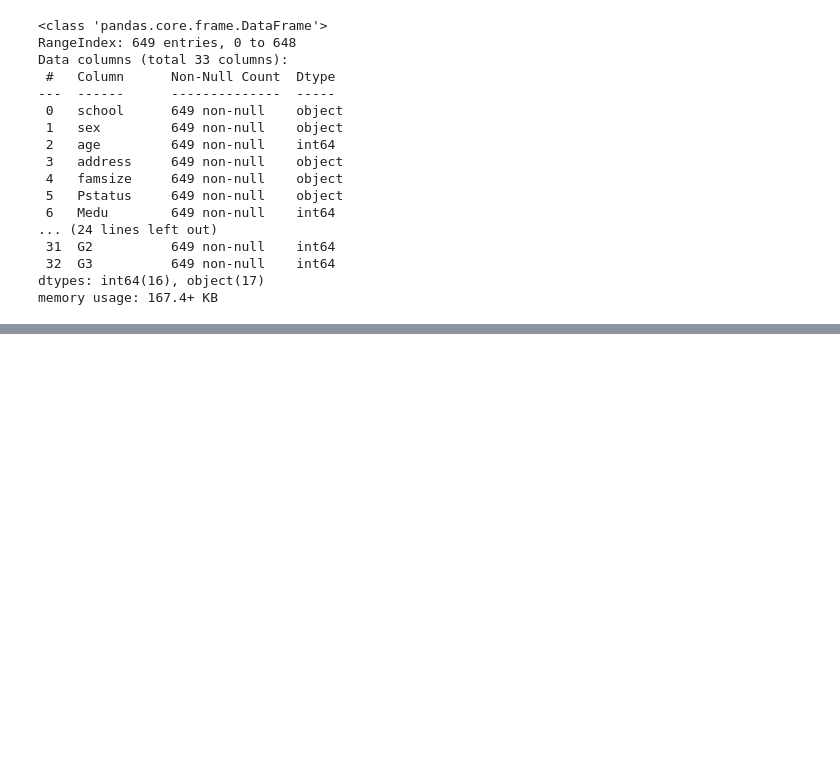
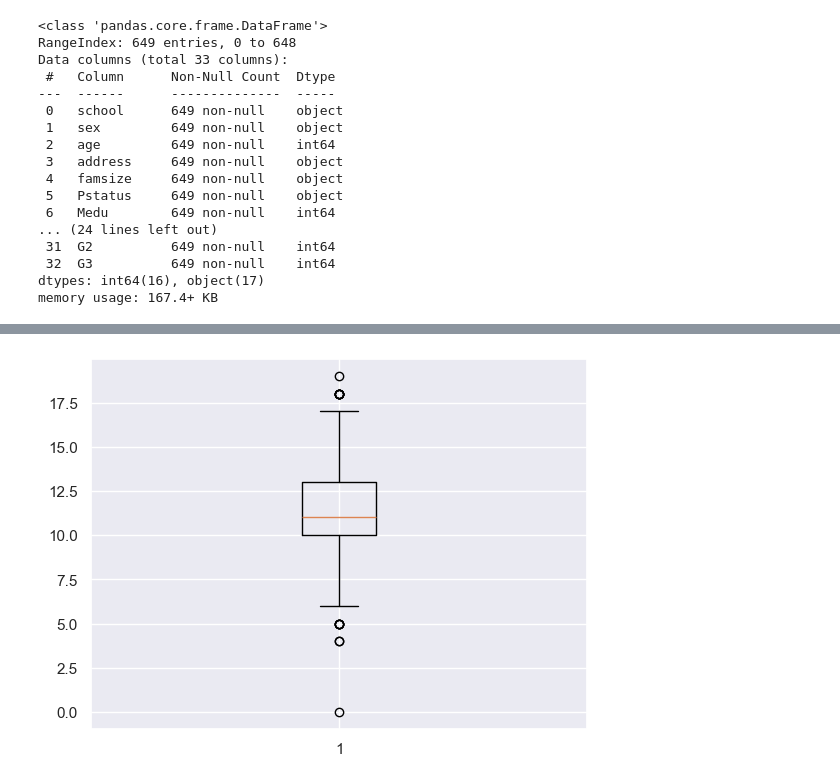
Before and after one commit to hijiki-my-dev/matsuo-book, a Jupyter notebook: chap3.ipynb, the cells around one changed output, grey strips where cells are left out. Saved outputs shown, nothing was run; the diff lists cells and outputs as text; code cells hidden in the pictures; blank space fills up the shorter version.

```diff
--- a/chap3.ipynb
+++ b/chap3.ipynb
@@ -90,0 +103,5 @@ memory usage: 167.4+ KB
+# %%
+plt.boxplot(student_data_por["G1"])
+plt.grid(True)
+# %% [output]
+[figure, added]
```
Also changed, not shown: parts of 11 cells of this notebook.
